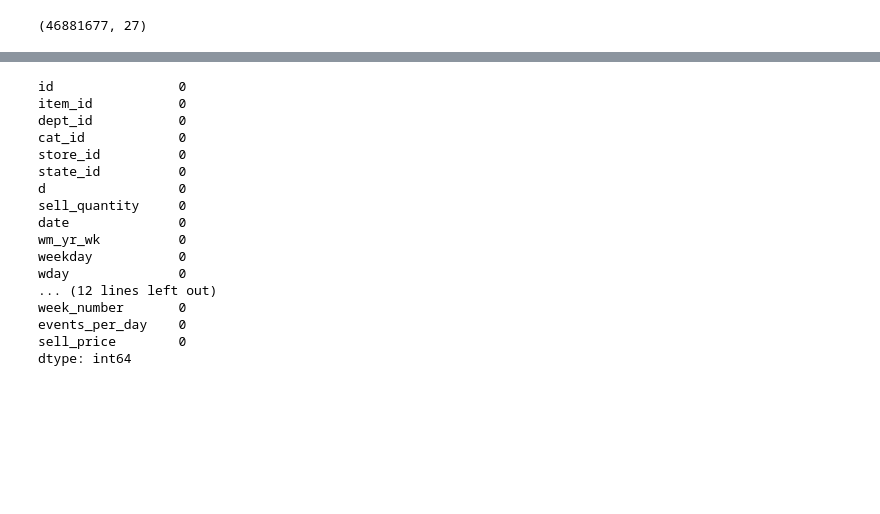
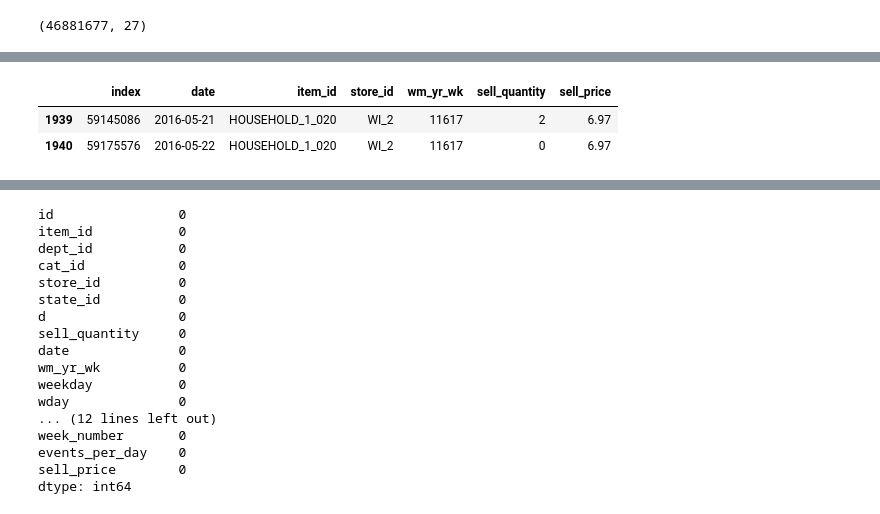
Before and after one commit to yoheita/Springboard, a Jupyter notebook: Capstone Project 2/Draft/Capstone_Project_Data_Wrangle_final.ipynb, the cells around one changed output, grey strips where cells are left out. Saved outputs shown, nothing was run; the diff lists cells and outputs as text; code cells hidden in the pictures; blank space fills up the shorter version.

```diff
--- a/Capstone Project 2/Draft/Capstone_Project_Data_Wrangle_final.ipynb
+++ b/Capstone Project 2/Draft/Capstone_Project_Data_Wrangle_final.ipynb
@@ -756,0 +913,3 @@ final_df.shape
+# %%
+testing_table_final_df = final_df[['date','item_id','store_id','wm_yr_wk','sell_quantity','sell_price']].loc[final_df['id'] == 'HOUSEHOLD_1_020_WI_2_evaluation'].reset_index()
+testing_table_sell_df = df_sell_price_original[['item_id','store_id','wm_yr_wk','sell_price']].loc[(df_sell_price_original['item_id'] == 'HOUSEHOLD_1_020') & (df_sell_price_original['store_id'] == 'WI_2')].reset_index()
@@ -756,0 +934,6 @@ final_df.shape
+# %%
+testing_table_final_df.loc[testing_table_final_df['wm_yr_wk'] == 11617]
+# %% [output]
+|  | index | date | item_id | store_id | wm_yr_wk | sell_quantity | sell_price |
+| 1939 | 59145086 | 2016-05-21 | HOUSEHOLD_1_020 | WI_2 | 11617 | 2 | 6.97 |
+| 1940 | 59175576 | 2016-05-22 | HOUSEHOLD_1_020 | WI_2 | 11617 | 0 | 6.97 |
```
Also changed, not shown: parts of 48 cells of this notebook, 2 other files.
